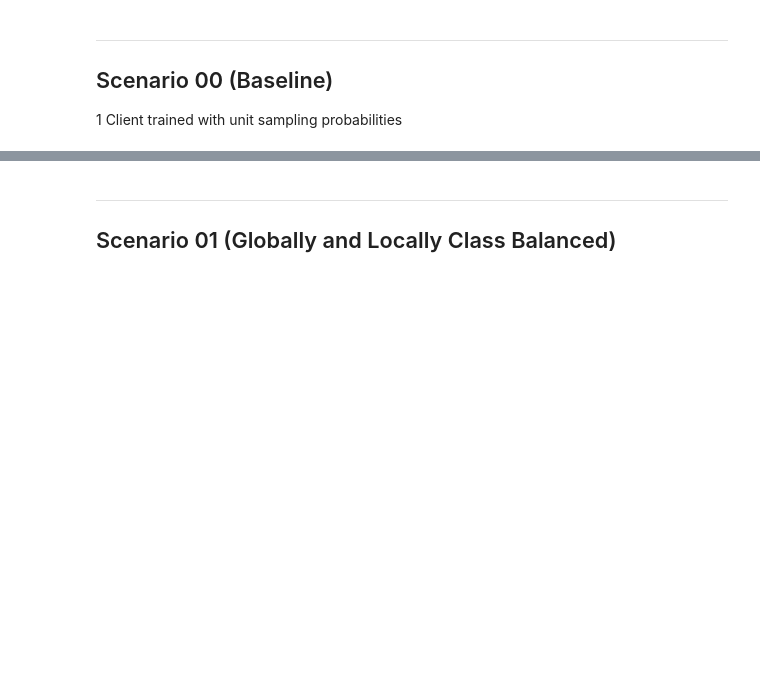
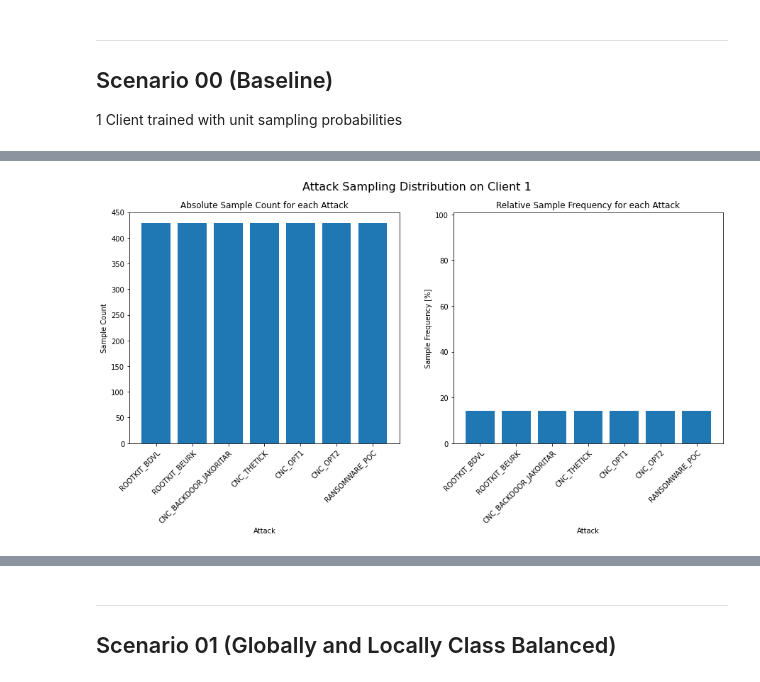
Before and after one commit to jan-kreischer/FedRL-for-IoT-Security, a Jupyter notebook: prototype-2_experiment-1.ipynb, the cells around one changed output, grey strips where cells are left out. Saved outputs shown, nothing was run; the diff lists cells and outputs as text; code cells hidden in the pictures; blank space fills up the shorter version.

```diff
--- a/prototype-2_experiment-1.ipynb
+++ b/prototype-2_experiment-1.ipynb
@@ -91 +104,5 @@ UnboundLocalError: local variable 'actions' referenced before assignment
+# %%
+p2e1v0.plot_sampling_distributions()
+# %% [output]
+[figure, added]
 # %%
```
Also changed, not shown: parts of 18 cells of this notebook.
